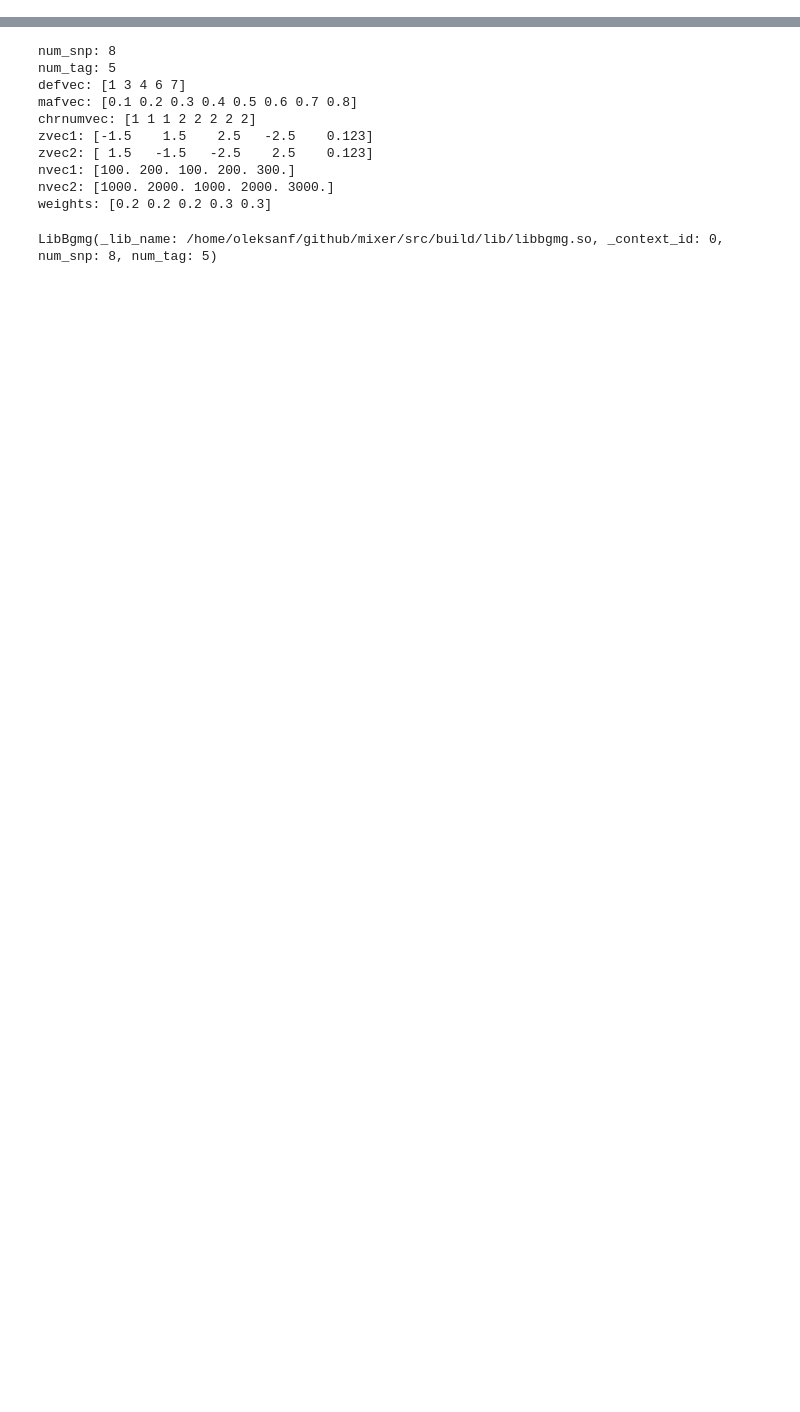
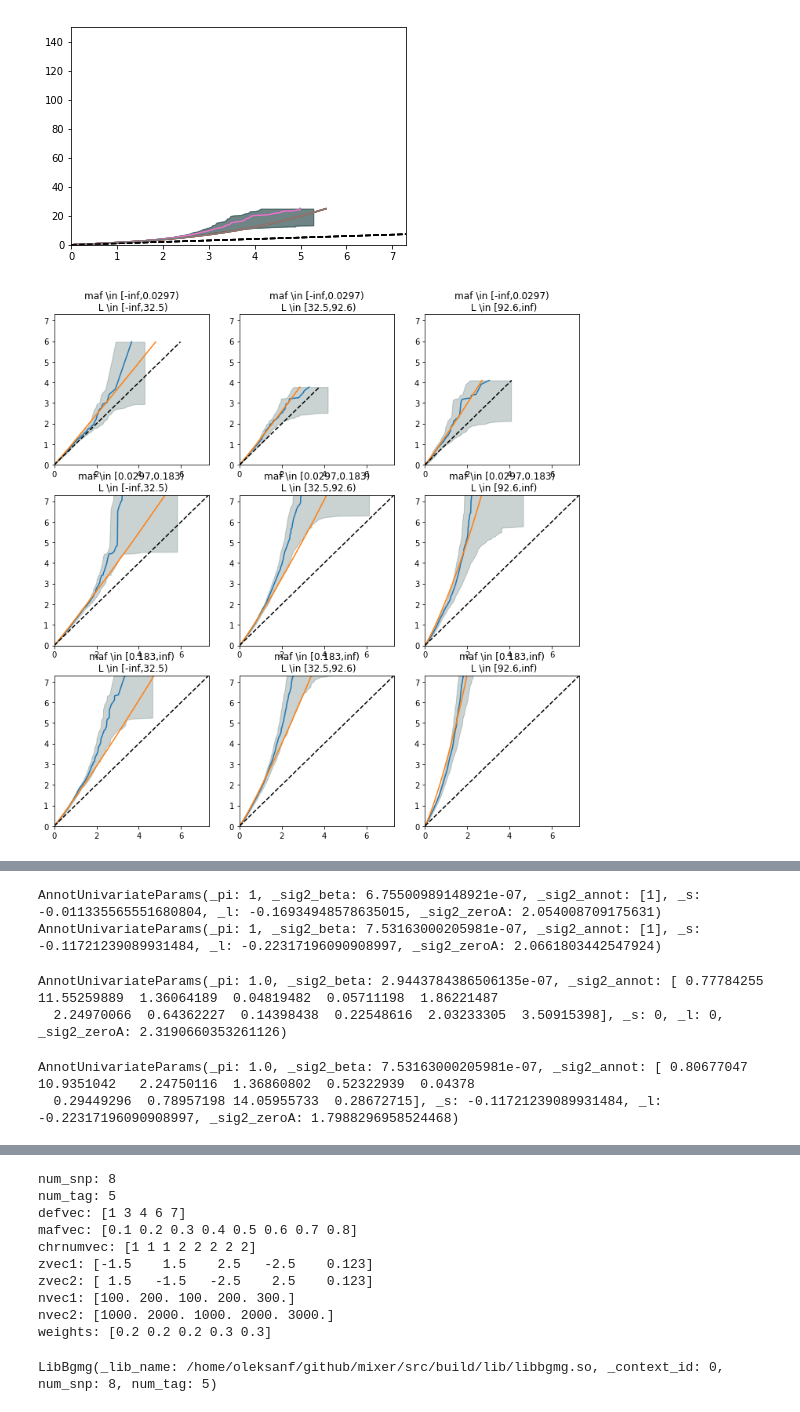
Before and after one commit to precimed/mixer, a Jupyter notebook: mixer_juputer.ipynb, the cells around one changed output, grey strips where cells are left out. Drawn from its saved outputs; the diff is of its cells as text; code cells hidden in the pictures; blank space fills up the shorter version.

```diff
--- a/mixer_juputer.ipynb
+++ b/mixer_juputer.ipynb
@@ -0,0 +41,15 @@
+# %%
+import pandas as pd
+import numpy as np
+folder = '/home/oleksanf/vmshare/data/MMIL/SUMSTAT/LDSR/LDSR_Annot/1000G_EUR_Phase3_baseline/'
+#baseline.10.annot.gz
+annonames = [x.replace('.bedL2', '') for x in pd.read_csv(folder+'baseline.21.l2.ldscore.gz',sep='\t').columns[3:]]
+
+df=pd.concat([pd.read_csv(folder + 'baseline.{}.annot.gz'.format(chri),sep='\t') for chri in [1]])
+#df=pd.concat([pd.read_csv(folder + 'baseline.{}.annot.gz'.format(chri),sep='\t') for chri in range(1, 23)])
+
+del df['CHR']
+del df['BP']
+del df['SNP']
+del df['CM']
+annomat = df.values.astype(np.float32)
@@ -0,0 +473,5 @@
+# %%
+do_plots(params3, '_params3')
+# %% [output]
+[figure, added]
+[figure, added]
@@ -0,0 +481,30 @@
+# %%
+# params4 - infinitesimal model, allowing for flexible s and l parameters
+constraint = AnnotUnivariateParams(pi=1, sig2_annot=[1], annomat=annomat[:, 0].reshape(-1, 1), annonames=[annonames[0]], mafvec=libbgmg.mafvec, tldvec=libbgmg.ld_tag_r2_sum)
+parametrization = precimed.mixer.utils.AnnotUnivariateParametrization(lib=libbgmg, trait=1, constraint=constraint)
+bounds_left = AnnotUnivariateParams(s=-1.0, l=-1.0, sig2_beta=5e-8, sig2_zeroA=0.9)
+bounds_right = AnnotUnivariateParams(s=0.25, l=0.25, sig2_beta=5e-2, sig2_zeroA=2.5)
+params4=perform_fit(bounds_left, bounds_right, parametrization)
+# %% [output]
+AnnotUnivariateParams(_pi: 1, _sig2_beta: 6.75500989148921e-07, _sig2_annot: [1], _s: -0.011335565551680804, _l: -0.16934948578635015, _sig2_zeroA: 2.054008709175631)
+AnnotUnivariateParams(_pi: 1, _sig2_beta: 7.53163000205981e-07, _sig2_annot: [1], _s: -0.11721239089931484, _l: -0.22317196090908997, _sig2_zeroA: 2.0661803442547924)
+# %%
+# params5 - baseline annotation model, infinitesimal, without accounting for S and L parameters
+trait_index=1
+params5 = AnnotUnivariateParams(pi=1.0, sig2_beta=params3._sig2_beta, sig2_annot=None, annomat=annomat, annonames=annonames, s=0, l=0, sig2_zeroA=0, mafvec=libbgmg.mafvec, tldvec=libbgmg.ld_tag_r2_sum)
+params5.fit_sig2_annot(libbgmg, trait_index)
+params5.drop_zero_annot()
+print(params5)
+# %% [output]
+AnnotUnivariateParams(_pi: 1.0, _sig2_beta: 2.9443784386506135e-07, _sig2_annot: [ 0.77784255 11.55259889  1.36064189  0.04819482  0.05711198  1.86221487
+  2.24970066  0.64362227  0.14398438  0.22548616  2.03233305  3.50915398], _s: 0, _l: 0, _sig2_zeroA: 2.3190660353261126)
+# %%
+#params6 - baseline annotation model, infinitesimal, allowing for flexible S and L parameters
+trait_index=1
+params6 = AnnotUnivariateParams(pi=1.0, sig2_beta=params4._sig2_beta, sig2_annot=None, annomat=annomat, annonames=annonames, s=params4._s, l=params4._l, sig2_zeroA=0, mafvec=libbgmg.mafvec, tldvec=libbgmg.ld_tag_r2_sum)
+params6.fit_sig2_annot(libbgmg, trait_index)
+params6.drop_zero_annot()
+print(params6)
+# %% [output]
+AnnotUnivariateParams(_pi: 1.0, _sig2_beta: 7.53163000205981e-07, _sig2_annot: [ 0.80677047 10.9351042   2.24750116  1.36860802  0.52322939  0.04378
+  0.29449296  0.78957198 14.05955733  0.28672715], _s: -0.11721239089931484, _l: -0.22317196090908997, _sig2_zeroA: 1.7988296958524468)
```
Also changed, not shown: parts of 74 cells of this notebook, 1 other file.
